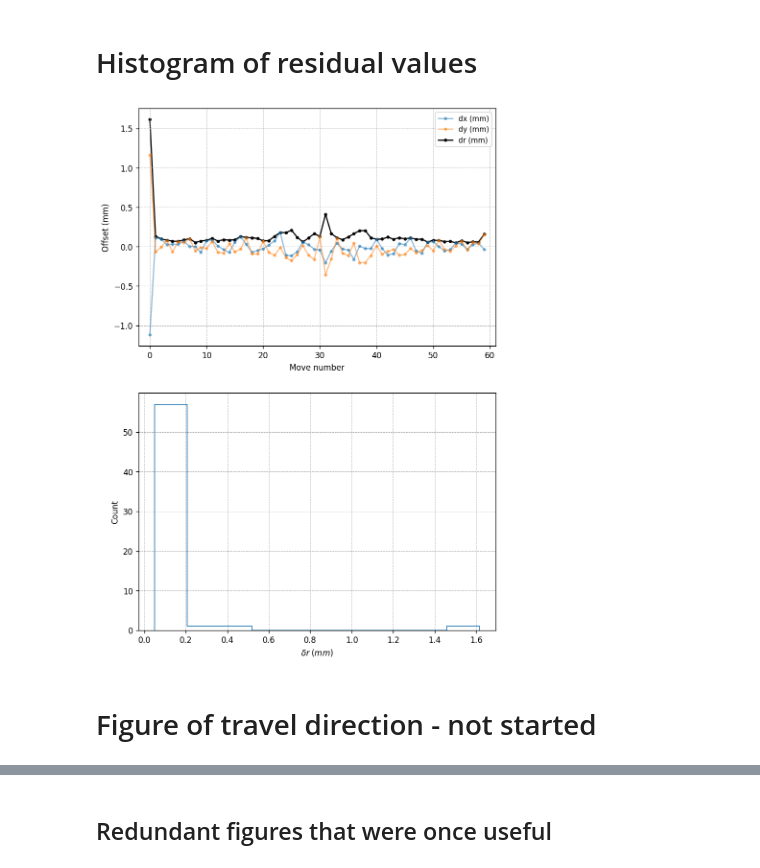
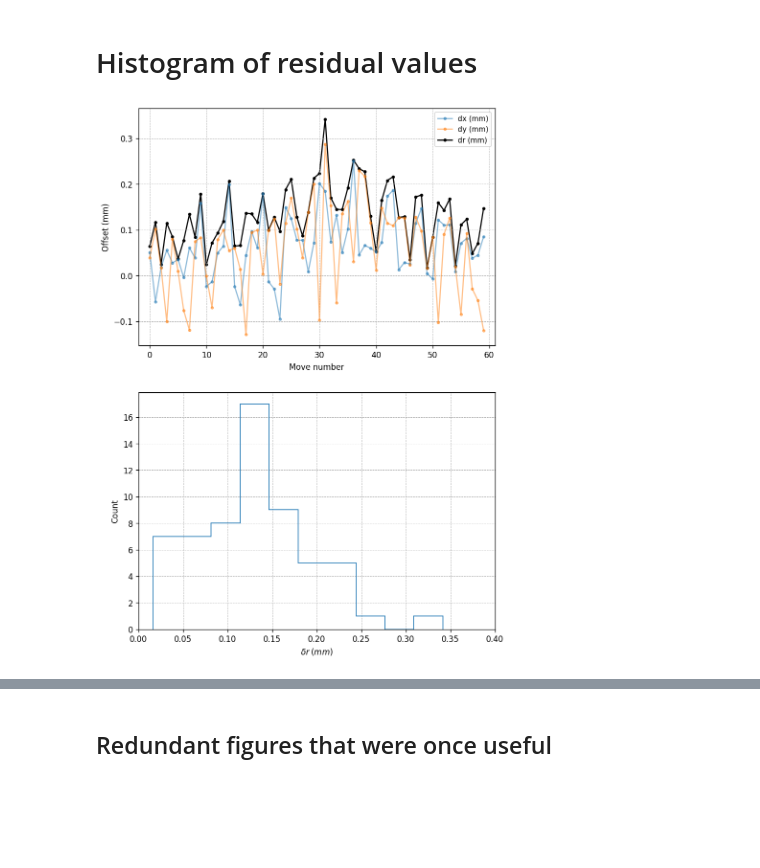
Before and after one commit to SSantosLab/DESI-QA, a Jupyter notebook: calib/Figures of Merit.ipynb, the cells around one changed output, grey strips where cells are left out. Saved outputs shown, nothing was run; the diff lists cells and outputs as text; code cells hidden in the pictures; blank space fills up the shorter version.

Commit message:
xytesting using zigzag complete, histogram of quantile theta and phi values generated in output

```diff
--- a/calib/Figures of Merit.ipynb
+++ b/calib/Figures of Merit.ipynb
@@ -142,7 +206,19 @@ rPositioner = R1+R2
 hardstopAngle = 163.01813
 
 # Here, define when your test started [dateStart], when your test ended [dateEnd], and the name of your test [label]
-dateStart = '2023-05-25 12:30:00' # This is the  time when you started your test
-label = 'xy_60_zig' # update for the kind of test you are running - either xy_12, xy_32, or xy_60 - may add more in the future
+dateStart = '2023-05-30 12:05:00' # This is the  time when you started your test
+label = 'xy_60_zig_flipxy' # update for the kind of test you are running - either xy_12, xy_32, or xy_60 - may add more in the future
 
-dateEnd = '2023-05-25 12:35:00' # Left as placeholder, you will have to update this in 2028!
+dateEnd = '2023-06-30 12:00:00' # Left as placeholder, you will have to update this occasionally
+
+db.tail()
+
+get_timecol(db)
+
+m2 = query_time(db, datemin=dateStart)
+m2 = (m2) & ( db['label'].str.endswith(label) )
+get_dbxy(db, datemin=dateStart, datemax=dateEnd, label=label)
+
+xytgt = pd.read_csv("../movetables/"+label+".txt", sep=" ", header=None)
+# xytgt = pd.read_csv("../movetables/"+"xy_60_zig_flipxy"+".txt", sep=" ", header=None)
+xytgt.columns = ['xpos', 'ypos']
@@ -182,5 +229,6 @@ xytgt.columns = ['xpos', 'ypos']
 ## General figure, showing positional offsets
 # %%
 fig, ax = plot_formatting()
-dbxy, xytgt = plot_xy(label, dateStart, dateEnd, movefn=label+".txt",title='posid:4852\n'+dateStart+"\n"+label,fig=fig,ax=ax)
+dbxy, xytgt = plot_xy(label, dateStart, dateEnd, movefn=label+".txt",title='posid:4852\n'+dateStart+"\n"+label,fig=fig,ax=ax,save=True,pathname="/home/msdos/DESI-QA/output/figures/Positional_"+label+"_"+dateStart+".jpg")
+# dbxy, xytgt = plot_xy(label, dateStart, dateEnd, movefn="xy_60_zig_flipxy"+".txt",title='posid:4852\n'+dateStart+"\n"+label,fig=fig,ax=ax)
 # %% [output]
@@ -214,5 +262,10 @@ ax.quiverkey(Q, X=0.9, Y=0.9, U=ref, label=f'{ref} $\mu$m', labelpos='S')
 # ax.set_ylim([-12,12])
 # ax.set_xlim([-12,12])
 
+save=True
+
+if save:
+    plt.savefig("/home/msdos/DESI-QA/output/figures/Quiver_"+label+"_"+dateStart+".jpg",dpi=180)
+
 print(f'Mean arrow length = {np.mean(dr):.1f} um')
 # %% [output]
@@ -224,28 +277,31 @@ Mean arrow length = 143.5 um
 # %%
 bump=1 # buffer on first subplot spacing
 
 fig,ax = plt.subplots(2,1,figsize=[8,12])
 
 dx, dy = xytgt.subtract(dbxy[['xpos', 'ypos']].values, ).values.T
 rpos = np.hypot(dbxy['xpos'].values, dbxy['ypos'].values)
 dr = np.hypot(dx, dy)
 ax[0].plot(dx, '.-', label='dx (mm)', alpha=0.5)
 ax[0].plot(dy, '.-', label='dy (mm)', alpha=0.5)
 ax[0].plot(dr, 'k.-', label='dr (mm)', zorder=0)
 ax[0].set_xlabel("Move number")
 ax[0].set_ylabel("Offset (mm)")
 ax[0].grid(lw=0.6, ls='--')
 ax[0].set_xlim([-1-bump,len(dx)+bump])
 ax[0].legend(loc='best', fontsize=9)
 # plt.show()
 
 
 ax[1].hist(dr, histtype='step')
 ax[1].set_xlabel('$\delta r \;(mm)$')
+ax[1].set_xlim([0,0.4])
 ax[1].set_ylabel('Count')
 ax[1].grid(lw=0.6, ls='--')
+
+if save:
+    plt.savefig("/home/msdos/DESI-QA/output/figures/Hist_"+label+"_"+dateStart+".jpg",dpi=180)
+
 plt.show()
 # %% [output]
-[figure, old version]
+[figure, new version]
-# %% [markdown]
-# Figure of travel direction - not started
```
Also changed, not shown: parts of 14 cells of this notebook, 39 other files.
